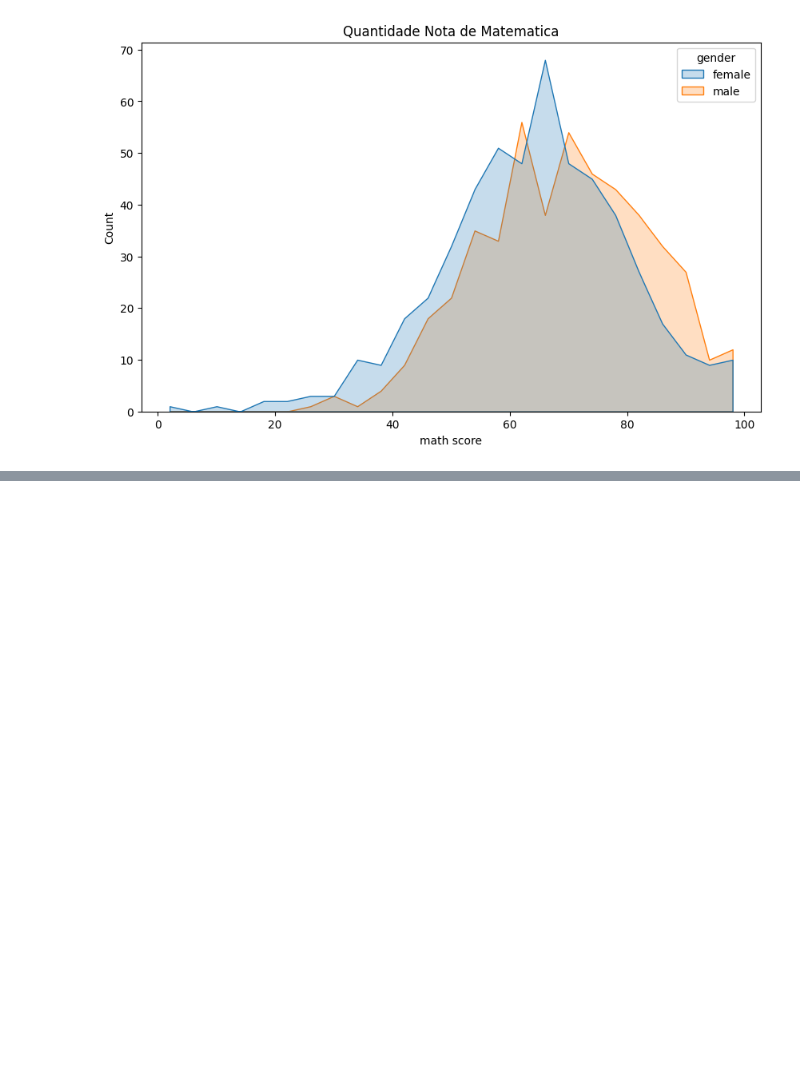
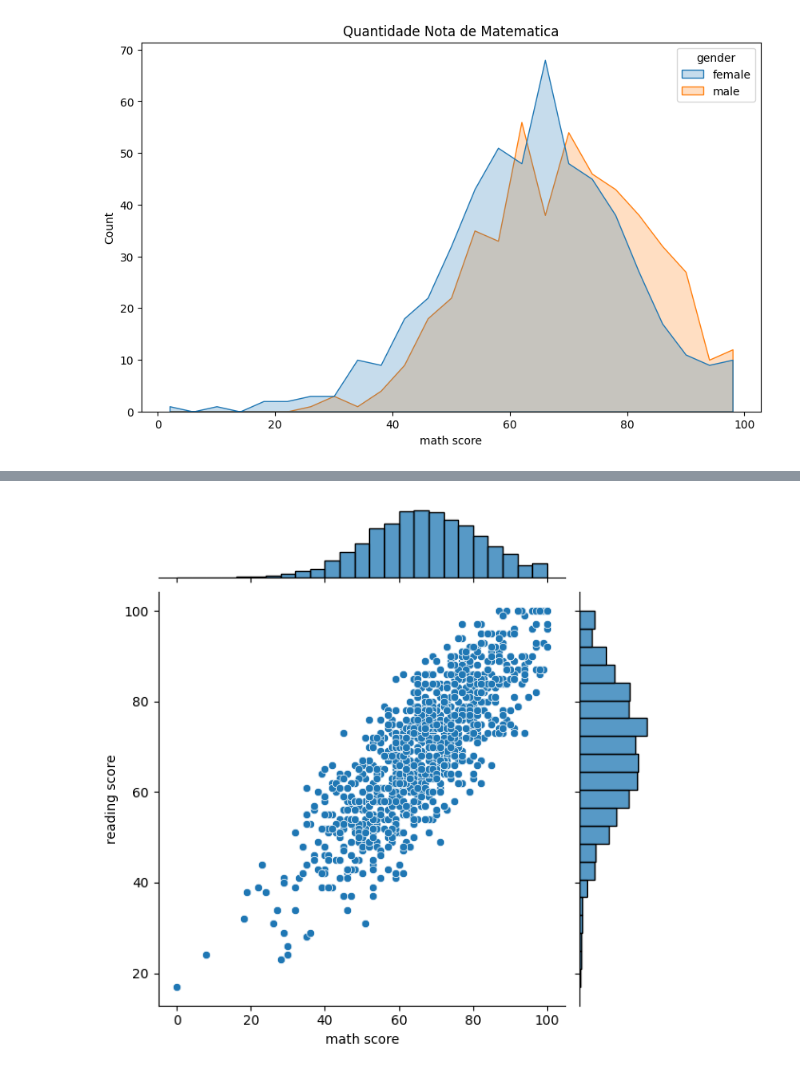
Before and after one commit to GingerLeh/SeabornPython, a Jupyter notebook: seaboarn.ipynb, the cells around one changed output, grey strips where cells are left out. Cells and saved outputs as stored; diff of their text form; code cells hidden in the pictures; blank space fills up the shorter version.

```diff
--- a/seaboarn.ipynb
+++ b/seaboarn.ipynb
@@ -496,0 +520,5 @@ sns.histplot( data=Base_Dados, x='math score', hue='gender', element='poly' );
+# %%
+# Plot
+sns.jointplot( data=Base_Dados, x='math score', y='reading score');
+# %% [output]
+[figure, added]
```
Also changed, not shown: parts of 13 cells of this notebook.
